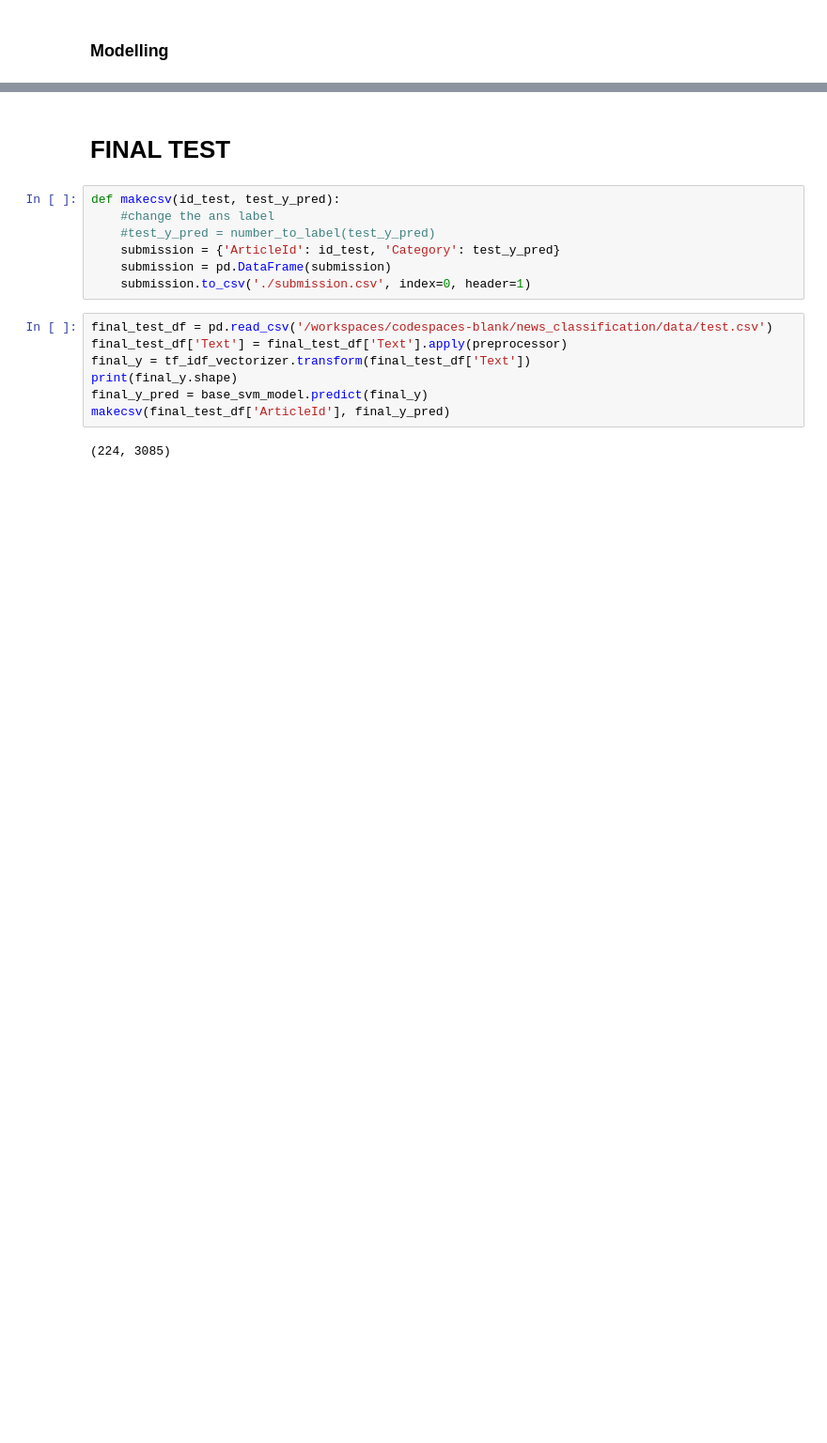
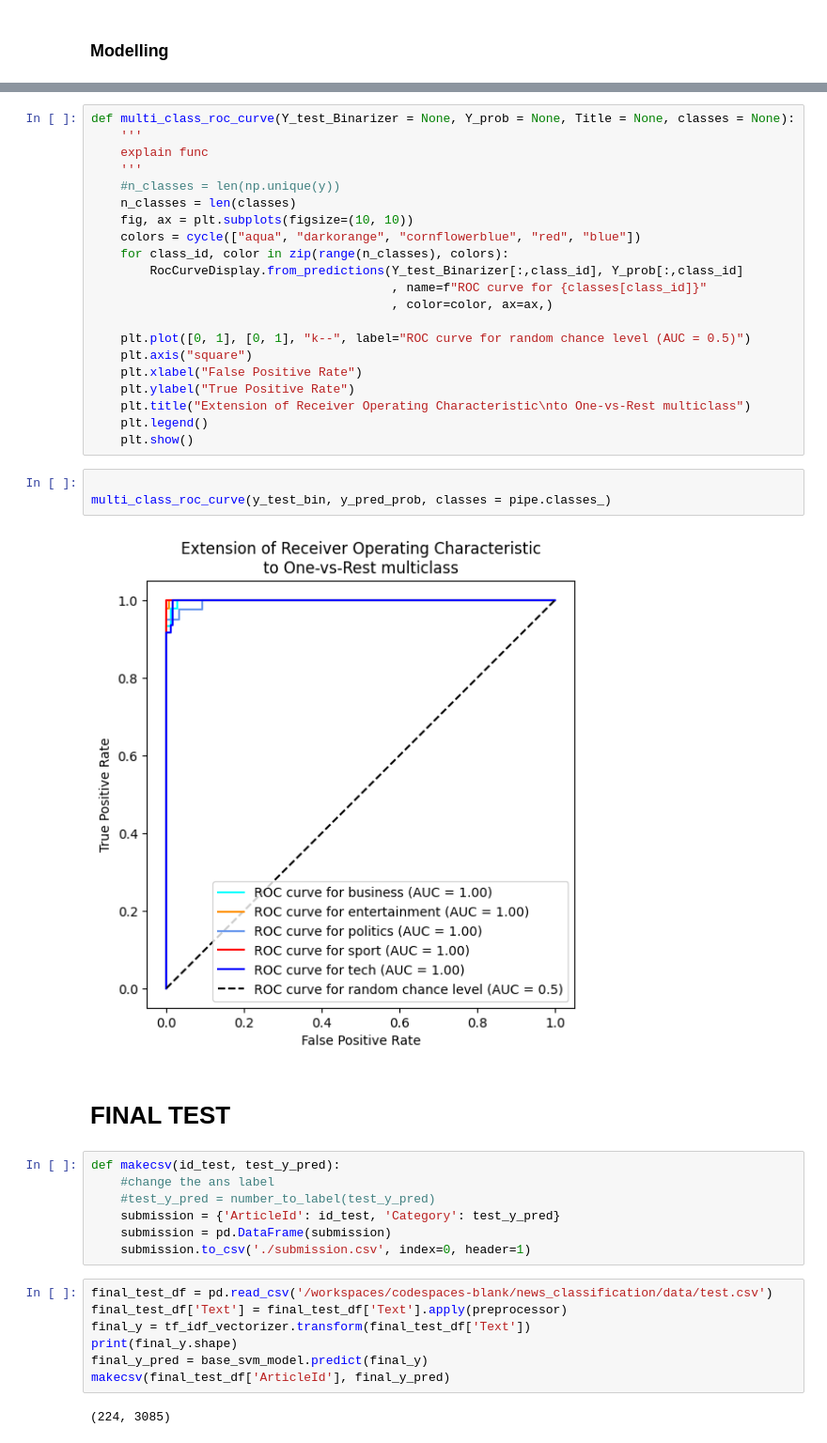
Before and after one commit to rileydrizzy/news_classification, a Jupyter notebook: news_classification.ipynb, the cells around one changed output, grey strips where cells are left out. Shown at 94% size. Saved outputs shown, nothing was run; the diff lists cells and outputs as text; blank space fills up the shorter version.

```diff
--- a/news_classification.ipynb
+++ b/news_classification.ipynb
@@ -193,3 +187,29 @@ viz.show()
+# %%
+def multi_class_roc_curve(Y_test_Binarizer = None, Y_prob = None, Title = None, classes = None):
+    '''
+    explain func
+    '''
+    #n_classes = len(np.unique(y))
+    n_classes = len(classes)
+    fig, ax = plt.subplots(figsize=(10, 10))
+    colors = cycle(["aqua", "darkorange", "cornflowerblue", "red", "blue"])
+    for class_id, color in zip(range(n_classes), colors):
+        RocCurveDisplay.from_predictions(Y_test_Binarizer[:,class_id], Y_prob[:,class_id]
+                                         , name=f"ROC curve for {classes[class_id]}"
+                                         , color=color, ax=ax,)
+
+    plt.plot([0, 1], [0, 1], "k--", label="ROC curve for random chance level (AUC = 0.5)")
+    plt.axis("square")
+    plt.xlabel("False Positive Rate")
+    plt.ylabel("True Positive Rate")
+    plt.title("Extension of Receiver Operating Characteristic\nto One-vs-Rest multiclass")
+    plt.legend()
+    plt.show()
+# %%
+
+multi_class_roc_curve(y_test_bin, y_pred_prob, classes = pipe.classes_)
+# %% [output]
+[figure, added]
 # %% [markdown]
 # FINAL TEST
 # %%
```
Also changed, not shown: parts of 22 cells of this notebook, 1 other file.
